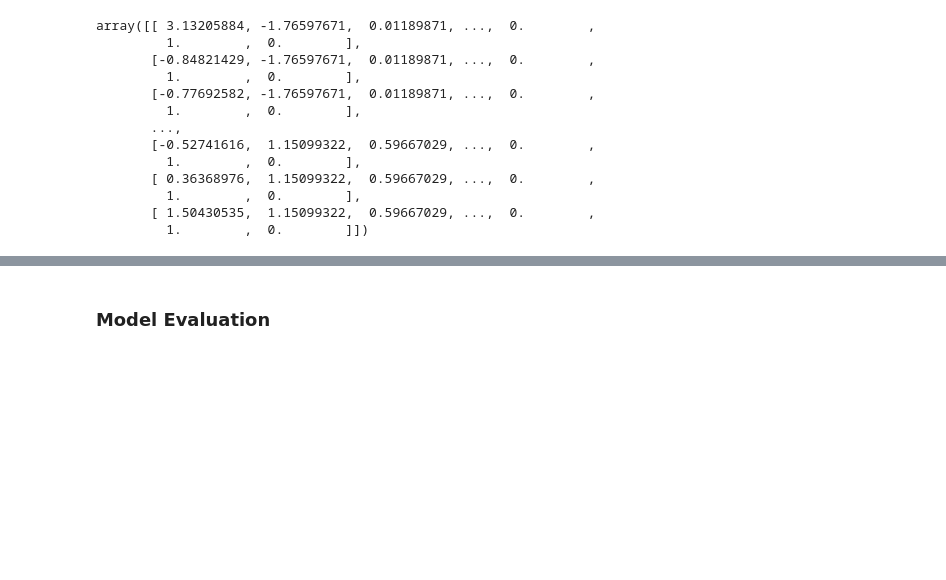
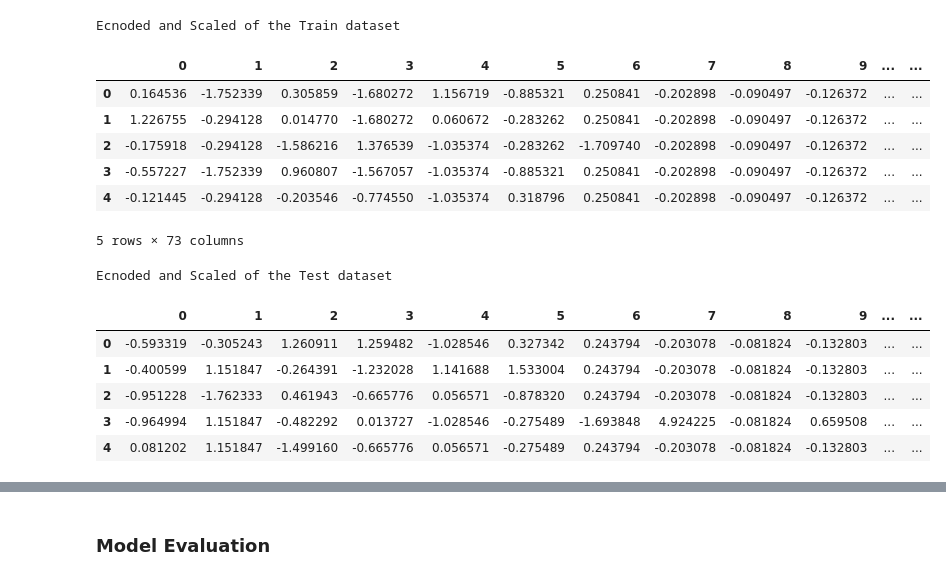
Before and after one commit to robinyUArizona/Hotel-Booking-Demand, a Jupyter notebook: Modeling-Hotel-Bookings-Prediction.ipynb, the cells around one changed output, grey strips where cells are left out. Saved outputs shown, nothing was run; the diff lists cells and outputs as text; code cells hidden in the pictures; blank space fills up the shorter version.

```diff
--- a/Modeling-Hotel-Bookings-Prediction.ipynb
+++ b/Modeling-Hotel-Bookings-Prediction.ipynb
@@ -77,0 +106,18 @@ Categorical Types columns name:
+# %%
+""" List of numerical and categorical columns """
+def num_cat(df):
+
+    num_int_type = df.select_dtypes(include='int64').columns.tolist()
+    num_float_type = df.select_dtypes(include='float64').columns.tolist()
+    num_type = num_int_type + num_float_type
+
+    cat_object_type = df.select_dtypes(include='object').columns.tolist()
+
+    return num_type, cat_object_type
+
+num_type_tn, cat_obj_type_tn = num_cat(X_train)
+print("Features of Train Dataset:\n")
+print(num_type_tn, cat_obj_type_tn)
+num_type_tt, cat_obj_type_tt = num_cat(X_test)
+print("\n\nFeatures of Test Dataset:\n")
+print(num_type_tt, cat_obj_type_tt)
@@ -78,38 +133,52 @@ Categorical Types columns name:
 # %%
+"""
+    - Preprocessing datasets for modeling
+    - Scaling and encoding
+"""
 ## Encoding categoirical variables to numeric type - understandable to machine learning model
 ## scaling numerical variables with mean "0" and standard devaition "1"
 
 from sklearn.pipeline import make_pipeline, Pipeline
 from sklearn.impute import SimpleImputer
 from sklearn.preprocessing import StandardScaler, OneHotEncoder
 from sklearn.compose import ColumnTransformer, make_column_transformer
 
+def num_cat_transformer(num_type, cat_object_type):
+    # Preprocessing for numerical features:
+    num_transformer = make_pipeline(StandardScaler(),
+                                    SimpleImputer(strategy='constant'))
 
-# Preprocessing for numerical features:
-num_transformer = make_pipeline(StandardScaler(),
-                                SimpleImputer(strategy='constant'))
+    # Preprocessing for categorical features:
+    cat_transformer = make_pipeline(SimpleImputer(strategy='constant'),
+                                    OneHotEncoder(sparse=False, handle_unknown='ignore'))
 
-# Preprocessing for categorical features:
-cat_transformer = make_pipeline(SimpleImputer(strategy='constant'),
-                                OneHotEncoder(handle_unknown='ignore'))
+    ## Transforming both numerical and catergorical columns based preprocessing above
+    column_transformer = make_column_transformer((num_transformer, num_type),
+                                                   (cat_transformer, cat_object_type))
+    return column_transformer
 
-## Transforming both numerical and catergorical columns based preprocessing above
-column_transformer = make_column_transformer((num_transformer, num_type),
-                                               (cat_transformer, cat_object_type))
+column_transformer_tn = num_cat_transformer(num_type_tn, cat_obj_type_tn)
+X_train = pd.DataFrame(column_transformer_tn.fit_transform(X_train))
+print("Ecnoded and Scaled of the Train dataset ")
+display(X_train.head())
 
-#check
-column_transformer.fit_transform(X_features)
+column_transformer_tt = num_cat_transformer(num_type_tt, cat_obj_type_tt)
+X_test = pd.DataFrame(column_transformer_tt.fit_transform(X_test))
+print("Ecnoded and Scaled of the Test dataset ")
+display(X_test.head())
 # %% [output]
-array([[ 3.13205884, -1.76597671,  0.01189871, ...,  0.        ,
-         1.        ,  0.        ],
-       [-0.84821429, -1.76597671,  0.01189871, ...,  0.        ,
-         1.        ,  0.        ],
-       [-0.77692582, -1.76597671,  0.01189871, ...,  0.        ,
-         1.        ,  0.        ],
-       ...,
-       [-0.52741616,  1.15099322,  0.59667029, ...,  0.        ,
-         1.        ,  0.        ],
-       [ 0.36368976,  1.15099322,  0.59667029, ...,  0.        ,
-         1.        ,  0.        ],
-       [ 1.50430535,  1.15099322,  0.59667029, ...,  0.        ,
-         1.        ,  0.        ]])
+Ecnoded and Scaled of the Train dataset
+|  | 0 | 1 | 2 | 3 | 4 | 5 | 6 | 7 | 8 | 9 | ... | ... |
+| 0 | 0.164536 | -1.752339 | 0.305859 | -1.680272 | 1.156719 | -0.885321 | 0.250841 | -0.202898 | -0.090497 | -0.126372 | ... | ... |
+| 1 | 1.226755 | -0.294128 | 0.014770 | -1.680272 | 0.060672 | -0.283262 | 0.250841 | -0.202898 | -0.090497 | -0.126372 | ... | ... |
+| 2 | -0.175918 | -0.294128 | -1.586216 | 1.376539 | -1.035374 | -0.283262 | -1.709740 | -0.202898 | -0.090497 | -0.126372 | ... | ... |
+| 3 | -0.557227 | -1.752339 | 0.960807 | -1.567057 | -1.035374 | -0.885321 | 0.250841 | -0.202898 | -0.090497 | -0.126372 | ... | ... |
+| 4 | -0.121445 | -0.294128 | -0.203546 | -0.774550 | -1.035374 | 0.318796 | 0.250841 | -0.202898 | -0.090497 | -0.126372 | ... | ... |
+5 rows × 73 columns
+Ecnoded and Scaled of the Test dataset
+|  | 0 | 1 | 2 | 3 | 4 | 5 | 6 | 7 | 8 | 9 | ... | ... |
+| 0 | -0.593319 | -0.305243 | 1.260911 | 1.259482 | -1.028546 | 0.327342 | 0.243794 | -0.203078 | -0.081824 | -0.132803 | ... | ... |
+| 1 | -0.400599 | 1.151847 | -0.264391 | -1.232028 | 1.141688 | 1.533004 | 0.243794 | -0.203078 | -0.081824 | -0.132803 | ... | ... |
+| 2 | -0.951228 | -1.762333 | 0.461943 | -0.665776 | 0.056571 | -0.878320 | 0.243794 | -0.203078 | -0.081824 | -0.132803 | ... | ... |
+| 3 | -0.964994 | 1.151847 | -0.482292 | 0.013727 | -1.028546 | -0.275489 | -1.693848 | 4.924225 | -0.081824 | 0.659508 | ... | ... |
+| 4 | 0.081202 | 1.151847 | -1.499160 | -0.665776 | 0.056571 | -0.275489 | 0.243794 | -0.203078 | -0.081824 | -0.132803 | ... | ... |
```
Also changed, not shown: parts of 27 cells of this notebook, 1 other file.
